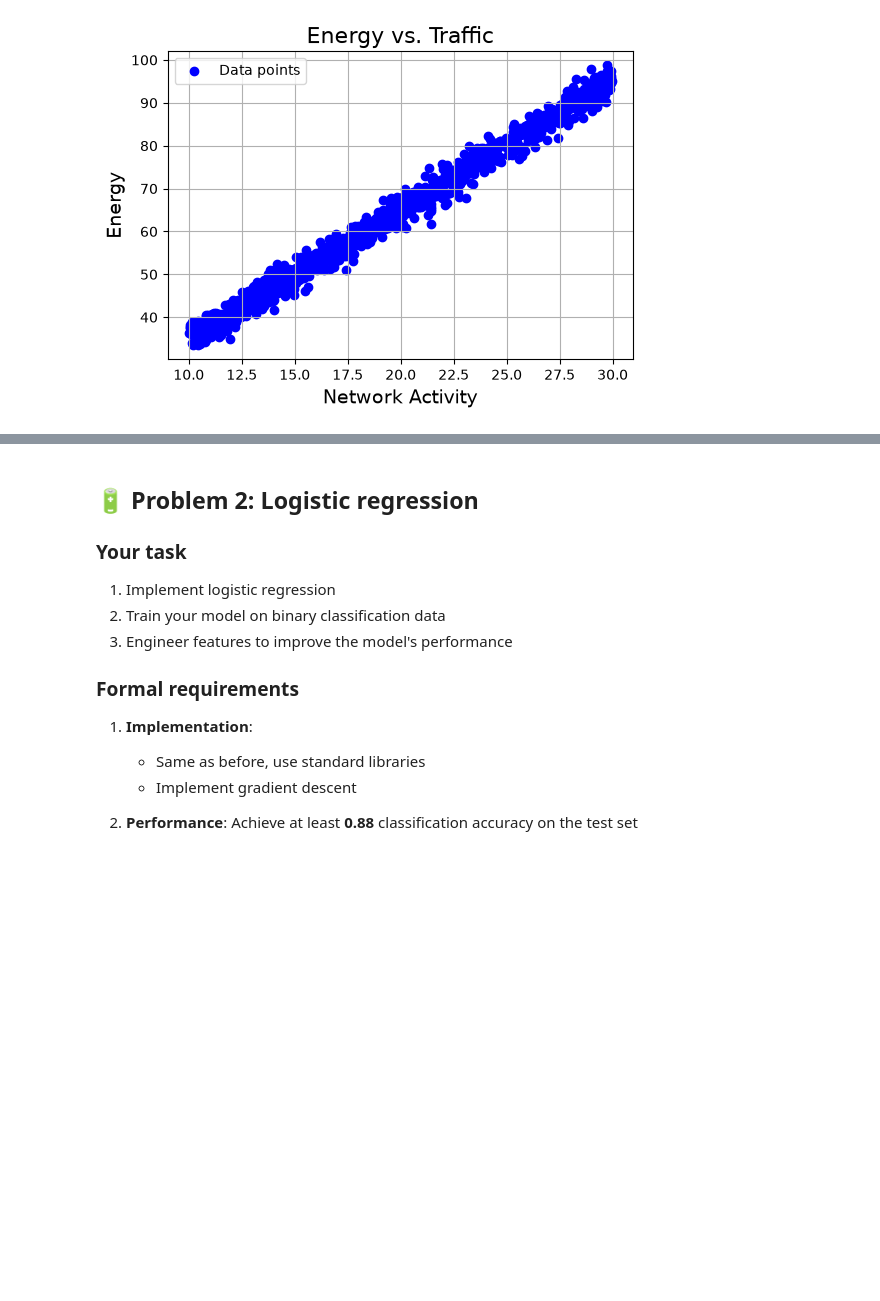
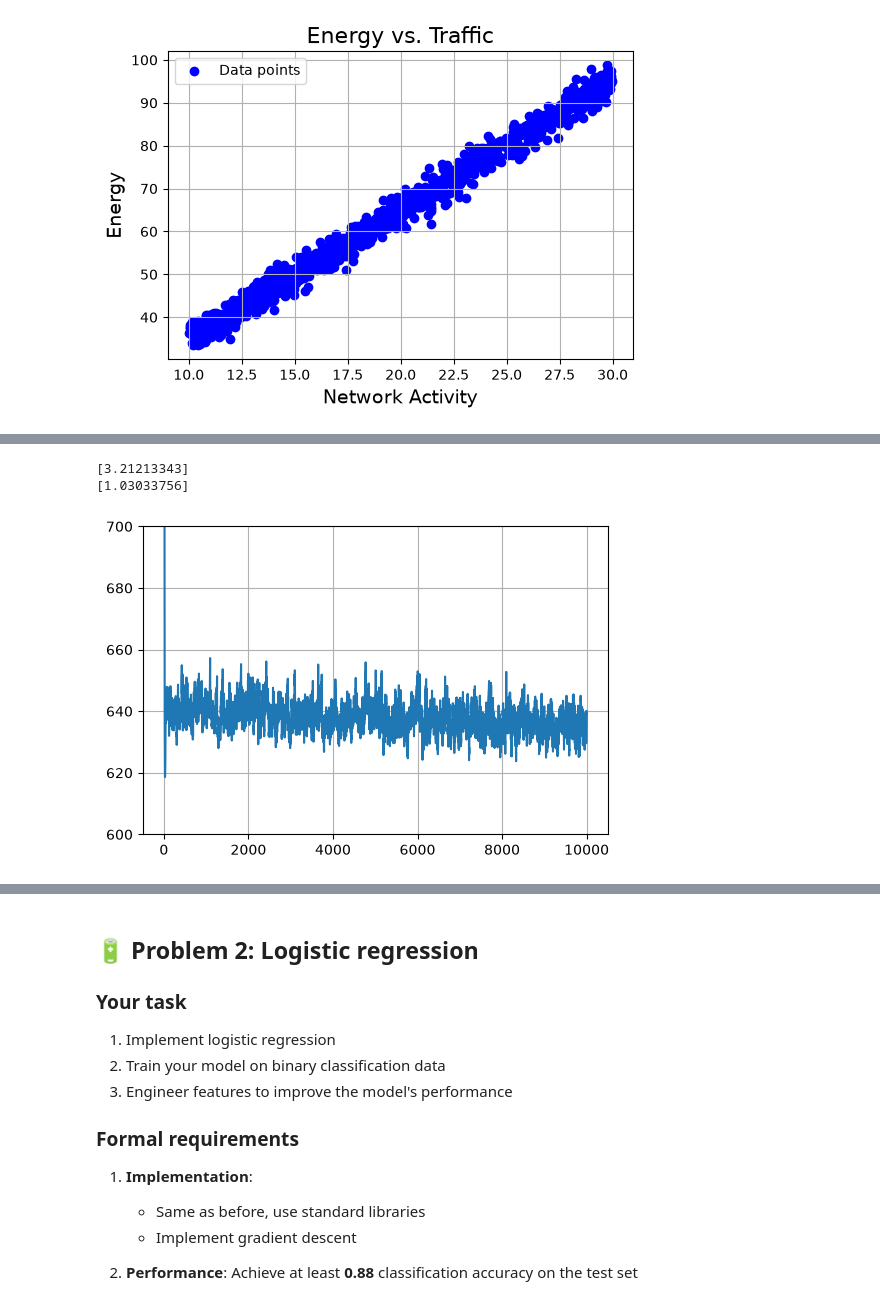
Before and after one commit to savmidt/tdt4172_intro_ml, a Jupyter notebook: Assignment1-1/problem.ipynb, the cells around one changed output, grey strips where cells are left out. Cells and saved outputs as stored; diff of their text form; code cells hidden in the pictures; blank space fills up the shorter version.

```diff
--- a/Assignment1-1/problem.ipynb
+++ b/Assignment1-1/problem.ipynb
@@ -96,3 +103,17 @@ TypeError: 'numpy.float64' object is not iterable
+# %%
+print(model.weights)
+print(model.bias)
+
+# Treningskurve tap
+plt.figure(figsize=(6, 4))
+plt.plot(range(len(model.loss_history)), model.loss_history)
+plt.ylim((600,700))
+plt.grid(True)
+plt.show()
+# %% [output]
+[3.21213343]
+[1.03033756]
+[figure, added]
 # %% [markdown]
 ### ❓ Is the training loss curve stable?
 
```
Also changed, not shown: parts of 6 cells of this notebook, 1 other file.
